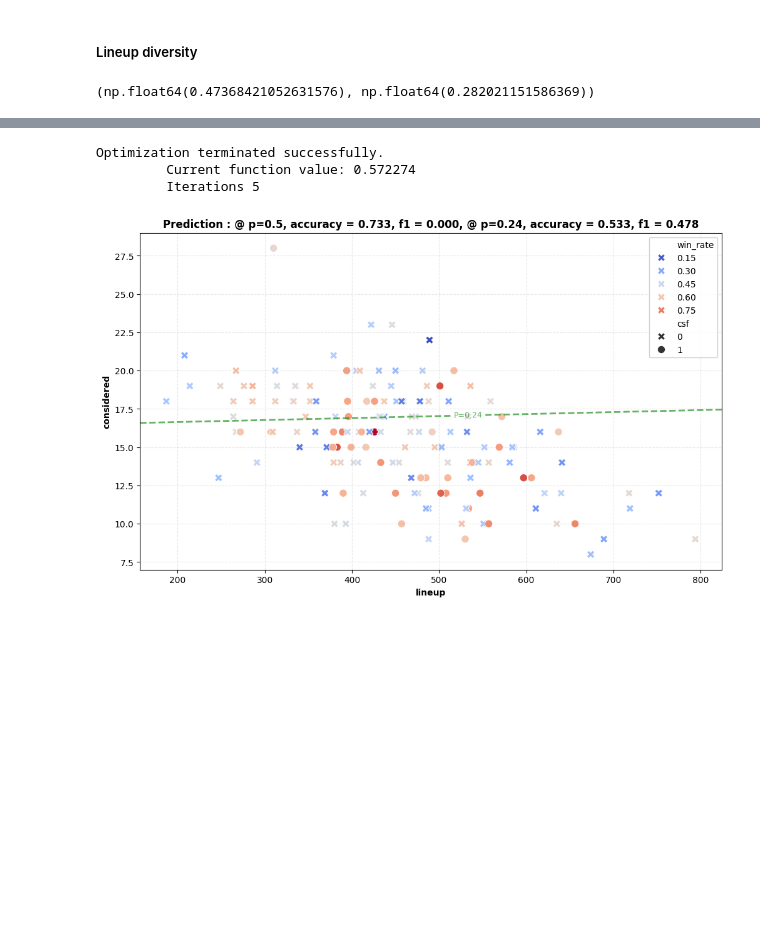
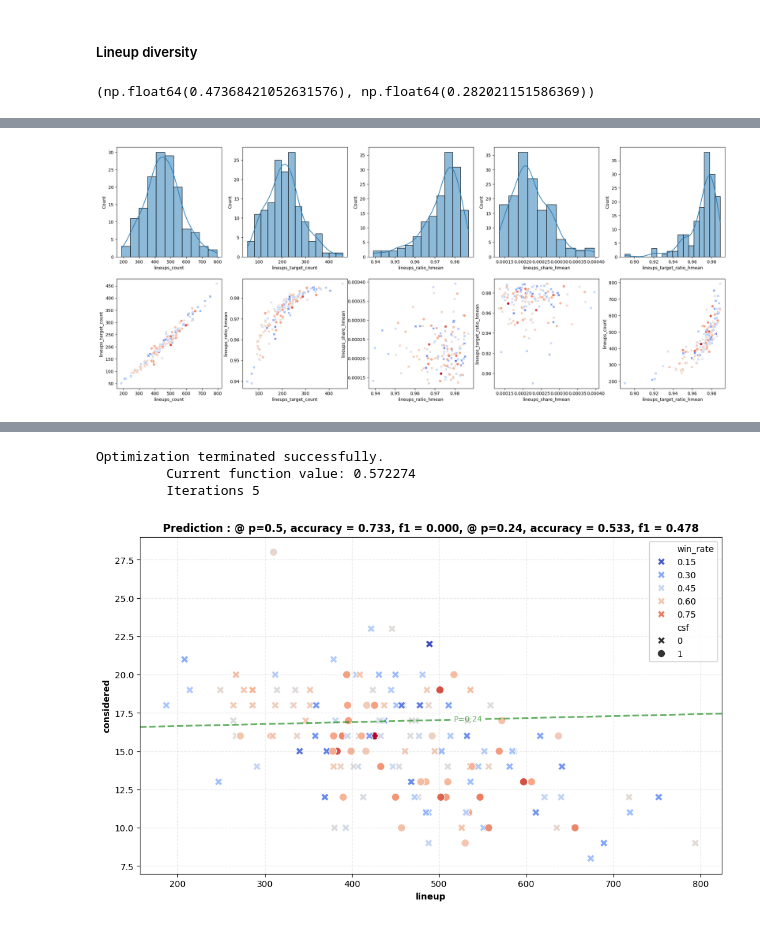
Before and after one commit to arnaud-odet/Roster_Building, a Jupyter notebook: notebooks/pbp.ipynb, the cells around one changed output, grey strips where cells are left out. Drawn from its saved outputs; the diff is of its cells as text; code cells hidden in the pictures; blank space fills up the shorter version.

Commit message:
Adding ML of diversity and non dependance

```diff
--- a/notebooks/pbp.ipynb
+++ b/notebooks/pbp.ipynb
@@ -356,6 +319,0 @@ div_df
-# %%
-div_df = _diversity_index(period, top_n = 100, target_share= 0.9)
-
-fig, axs = plt.subplots(1,6, figsize = (25,5))
-for k in range(6):
-    sns.histplot(data = div_df, x = div_df.columns[k], kde = True, ax = axs[k]);
@@ -379,0 +337,7 @@ div_df
+# %%
+fig, axs = plt.subplots(2,5, figsize = (25,10))
+for k in range(5):
+    sns.histplot(data = period.success, x = period.success.columns[k], kde = True, ax = axs[0,k]);
+    sns.scatterplot(data = period.success, x = period.success.columns[k],  y = period.success.columns[(k+1)%5], ax = axs[1,k], **kw_success_plot, legend = False);
+# %% [output]
+[figure, added]
```
Also changed, not shown: parts of 9 cells of this notebook, 3 other files.
